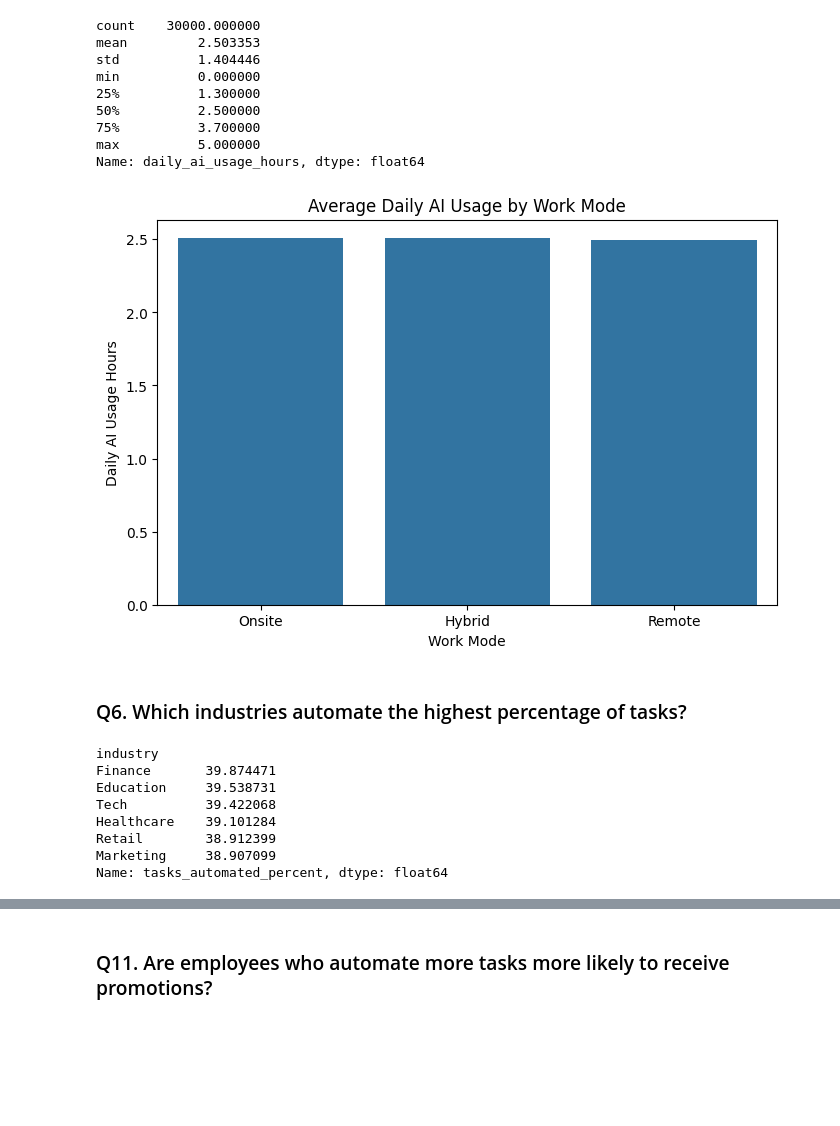
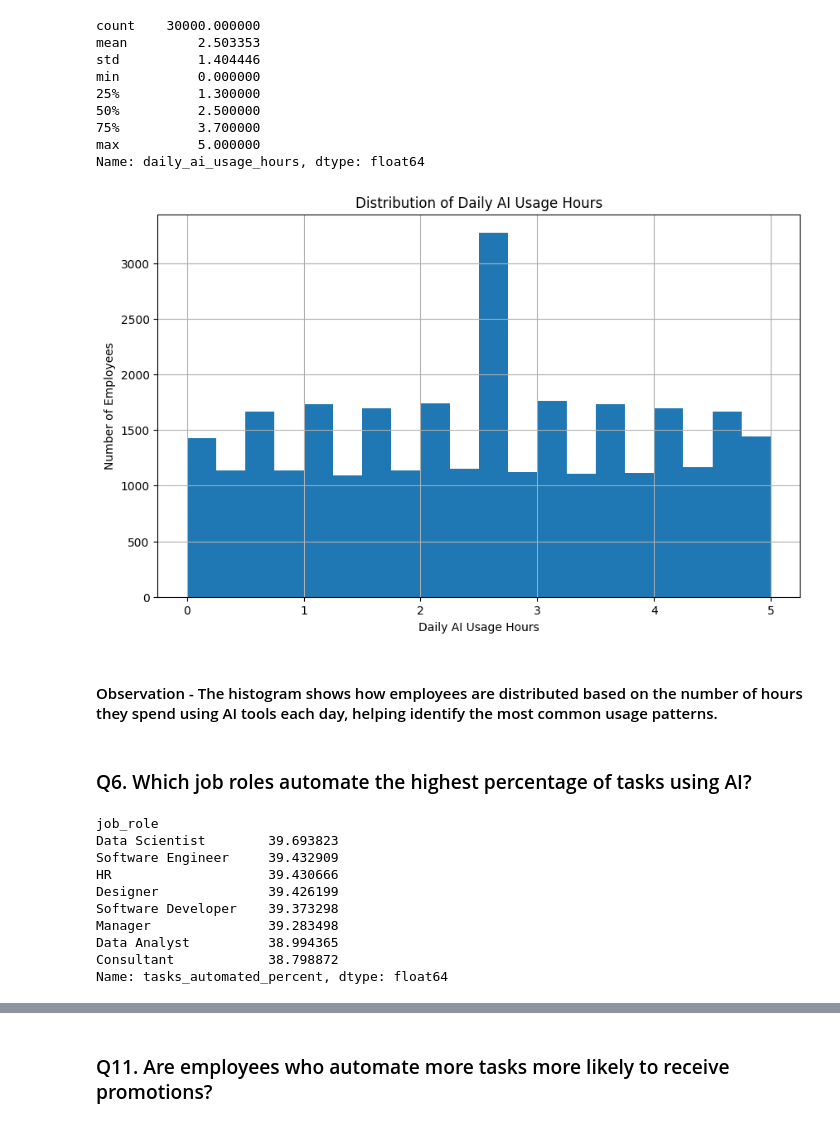
Before and after one commit to umang0015/AI-Tools-Usage-And-Productivity-Analysis, a Jupyter notebook: Project1-checkpoint.ipynb, the cells around one changed output, grey strips where cells are left out. Drawn from its saved outputs; the diff is of its cells as text; code cells hidden in the pictures; blank space fills up the shorter version.

```diff
--- a/Project1-checkpoint.ipynb
+++ b/Project1-checkpoint.ipynb
@@ -512,36 +514,43 @@ min          0.000000
 max          5.000000
 Name: daily_ai_usage_hours, dtype: float64
 # %%
-plt.figure(figsize=(8,5))
 
-sns.barplot(
-    x=work_mode.index,
-    y=work_mode.values
+plt.figure(figsize=(10,6))
+
+plt.hist(
+    df["daily_ai_usage_hours"],
+    bins=20
 )
 
-plt.title("Average Daily AI Usage by Work Mode")
-plt.xlabel("Work Mode")
-plt.ylabel("Daily AI Usage Hours")
+plt.title("Distribution of Daily AI Usage Hours")
+plt.xlabel("Daily AI Usage Hours")
+plt.ylabel("Number of Employees")
+
+plt.grid(True)
 
 plt.show()
 # %% [output]
-[figure, old version]
+[figure, new version]
+# %% [markdown]
+#### Observation - The histogram shows how employees are distributed based on the number of hours they spend using AI tools each day, helping identify the most common usage patterns.
 # %% [markdown]
-### Q6. Which industries automate the highest percentage of tasks?
+### Q6. Which job roles automate the highest percentage of tasks using AI?
 # %%
-automation = (
-    df.groupby("industry")["tasks_automated_percent"]
+job_role_automation = (
+    df.groupby("job_role")["tasks_automated_percent"]
       .mean()
       .sort_values(ascending=False)
 )
 
-automation
+job_role_automation
 # %% [output]
-industry
-Finance       39.874471
-Education     39.538731
-Tech          39.422068
-Healthcare    39.101284
-Retail        38.912399
-Marketing     38.907099
+job_role
+Data Scientist        39.693823
+Software Engineer     39.432909
+HR                    39.430666
+Designer              39.426199
+Software Developer    39.373298
+Manager               39.283498
+Data Analyst          38.994365
+Consultant            38.798872
 Name: tasks_automated_percent, dtype: float64
```
Also changed, not shown: parts of 23 cells of this notebook.
